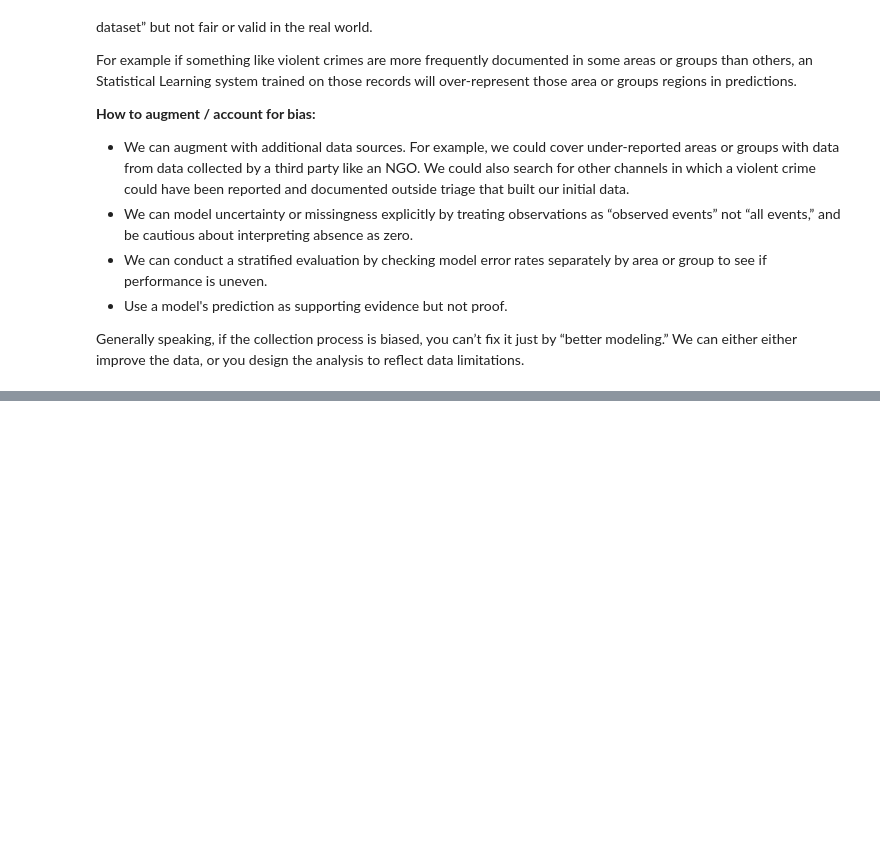
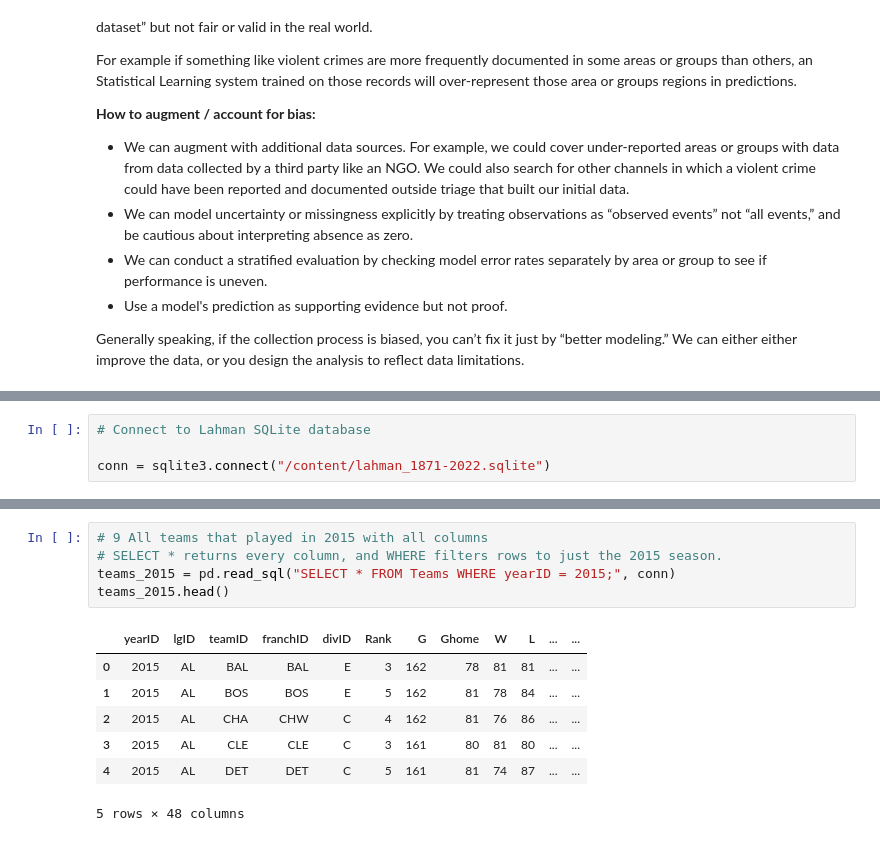
Before and after one commit to Alex-Devoid/st554-HW5, a Jupyter notebook: st554_HW5.ipynb, the cells around one changed output, grey strips where cells are left out. Saved outputs shown, nothing was run; the diff lists cells and outputs as text; blank space fills up the shorter version.

```diff
--- a/st554_HW5.ipynb
+++ b/st554_HW5.ipynb
@@ -134,0 +176,4 @@ Generally speaking, if the collection process is biased, you can’t fix it just
+# %%
+# Connect to Lahman SQLite database
+
+conn = sqlite3.connect("/content/lahman_1871-2022.sqlite")
@@ -134,0 +203,13 @@ Generally speaking, if the collection process is biased, you can’t fix it just
+# %%
+# 9 All teams that played in 2015 with all columns
+# SELECT * returns every column, and WHERE filters rows to just the 2015 season.
+teams_2015 = pd.read_sql("SELECT * FROM Teams WHERE yearID = 2015;", conn)
+teams_2015.head()
+# %% [output]
+|  | yearID | lgID | teamID | franchID | divID | Rank | G | Ghome | W | L | ... | ... |
+| 0 | 2015 | AL | BAL | BAL | E | 3 | 162 | 78 | 81 | 81 | ... | ... |
+| 1 | 2015 | AL | BOS | BOS | E | 5 | 162 | 81 | 78 | 84 | ... | ... |
+| 2 | 2015 | AL | CHA | CHW | C | 4 | 162 | 81 | 76 | 86 | ... | ... |
+| 3 | 2015 | AL | CLE | CLE | C | 3 | 161 | 80 | 81 | 80 | ... | ... |
+| 4 | 2015 | AL | DET | DET | C | 5 | 161 | 81 | 74 | 87 | ... | ... |
+5 rows × 48 columns
```
Also changed, not shown: parts of 18 cells of this notebook.
